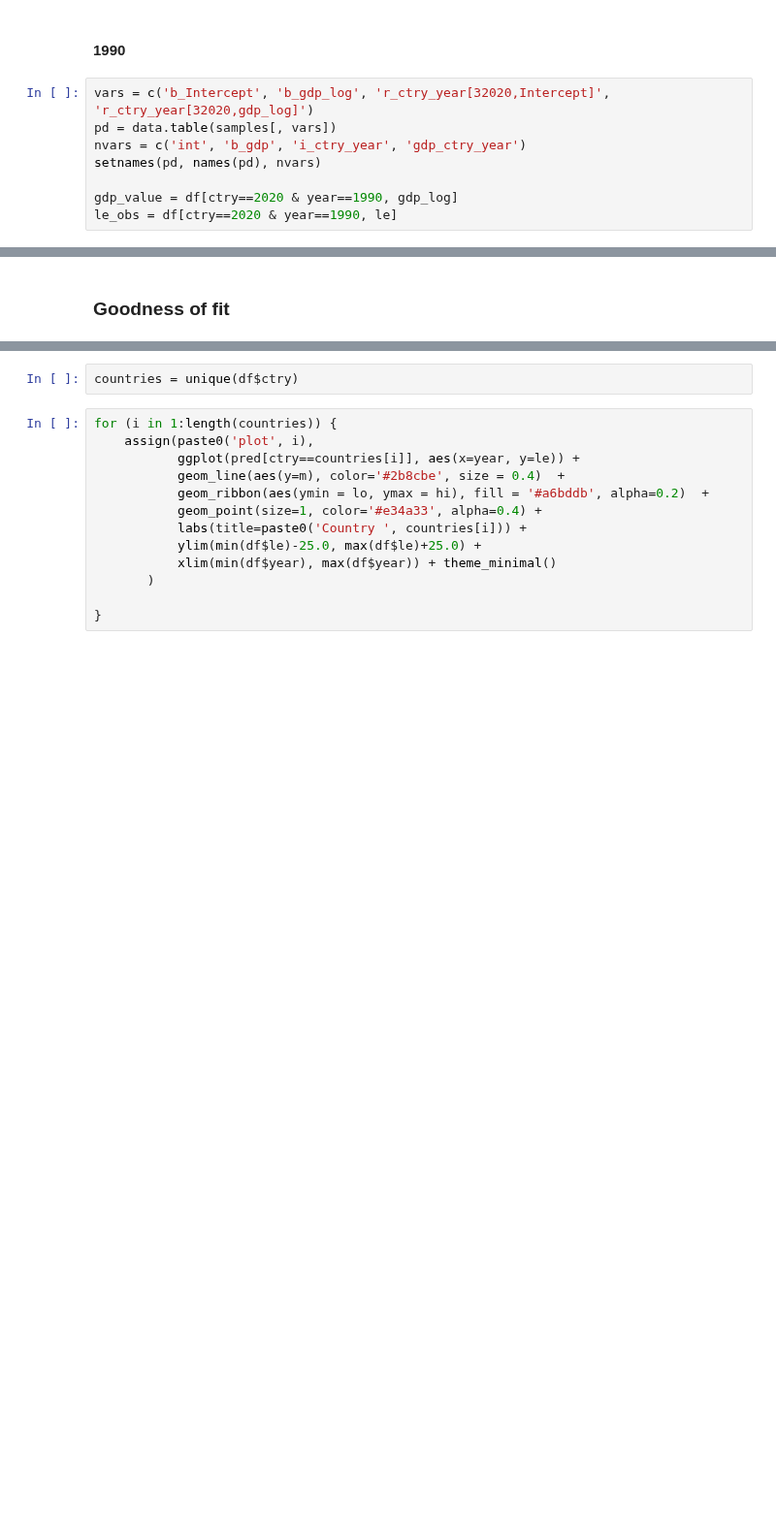
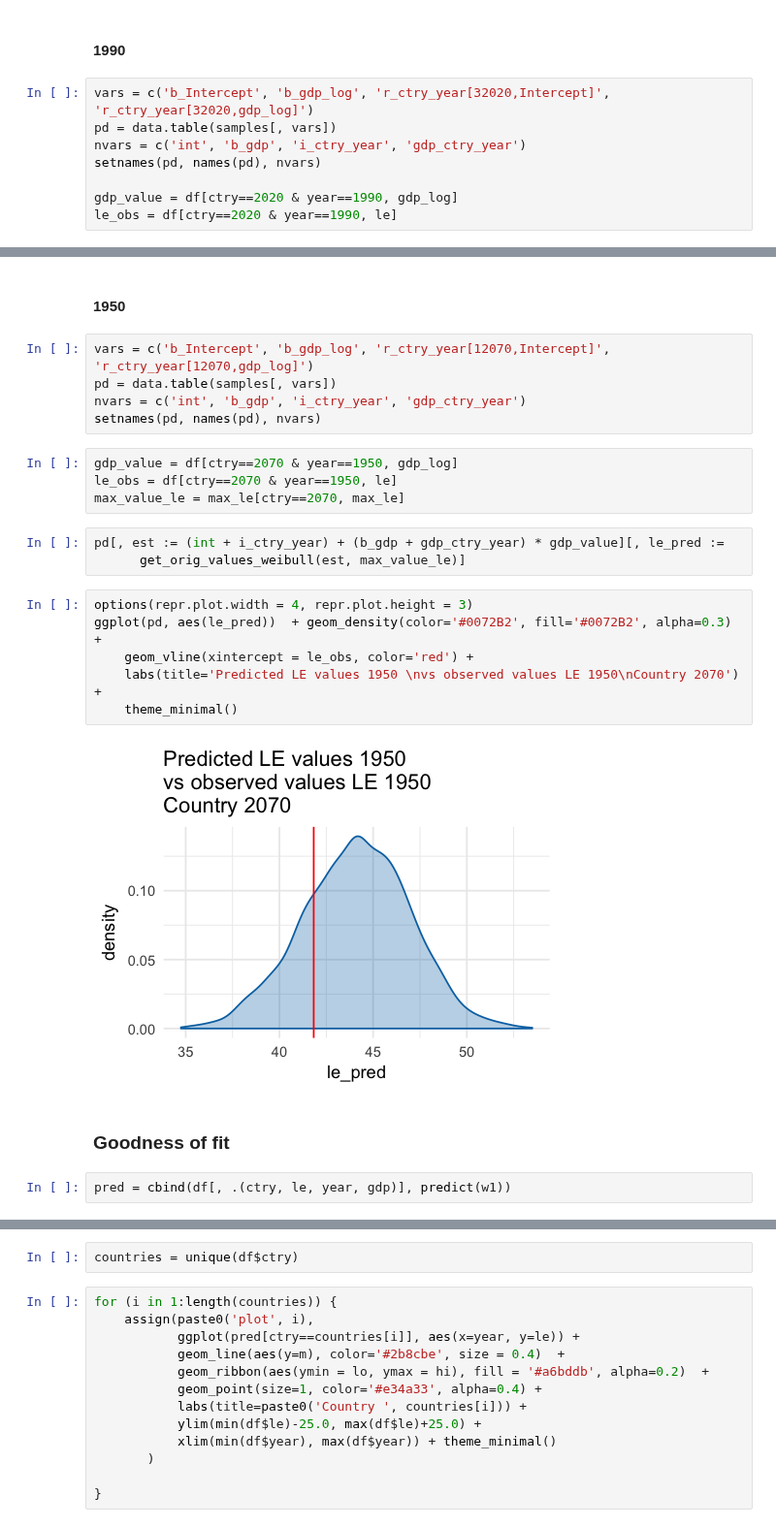
Before and after one commit to sdaza/lambda, a Jupyter notebook: notebooks/time_series_random_effect.ipynb, the cells around one changed output, grey strips where cells are left out. Shown at 97% size. Cells and saved outputs as stored; diff of their text form; blank space fills up the shorter version.

```diff
--- a/notebooks/time_series_random_effect.ipynb
+++ b/notebooks/time_series_random_effect.ipynb
@@ -194,2 +223,26 @@ ggplot(pd, aes(le_pred))  + geom_density(color='#0072B2', fill='#0072B2', alpha=
+# %% [markdown]
+#### 1950
+# %%
+vars = c('b_Intercept', 'b_gdp_log', 'r_ctry_year[12070,Intercept]', 'r_ctry_year[12070,gdp_log]')
+pd = data.table(samples[, vars])
+nvars = c('int', 'b_gdp', 'i_ctry_year', 'gdp_ctry_year')
+setnames(pd, names(pd), nvars)
+# %%
+gdp_value = df[ctry==2070 & year==1950, gdp_log]
+le_obs = df[ctry==2070 & year==1950, le]
+max_value_le = max_le[ctry==2070, max_le]
+# %%
+pd[, est := (int + i_ctry_year) + (b_gdp + gdp_ctry_year) * gdp_value][, le_pred :=
+      get_orig_values_weibull(est, max_value_le)]
+# %%
+options(repr.plot.width = 4, repr.plot.height = 3)
+ggplot(pd, aes(le_pred))  + geom_density(color='#0072B2', fill='#0072B2', alpha=0.3) +
+    geom_vline(xintercept = le_obs, color='red') +
+    labs(title='Predicted LE values 1950 \nvs observed values LE 1950\nCountry 2070') +
+    theme_minimal()
+# %% [output]
+[figure, added]
 # %% [markdown]
 ### Goodness of fit
+# %%
+pred = cbind(df[, .(ctry, le, year, gdp)], predict(w1))
```
Also changed, not shown: parts of 17 cells of this notebook.
